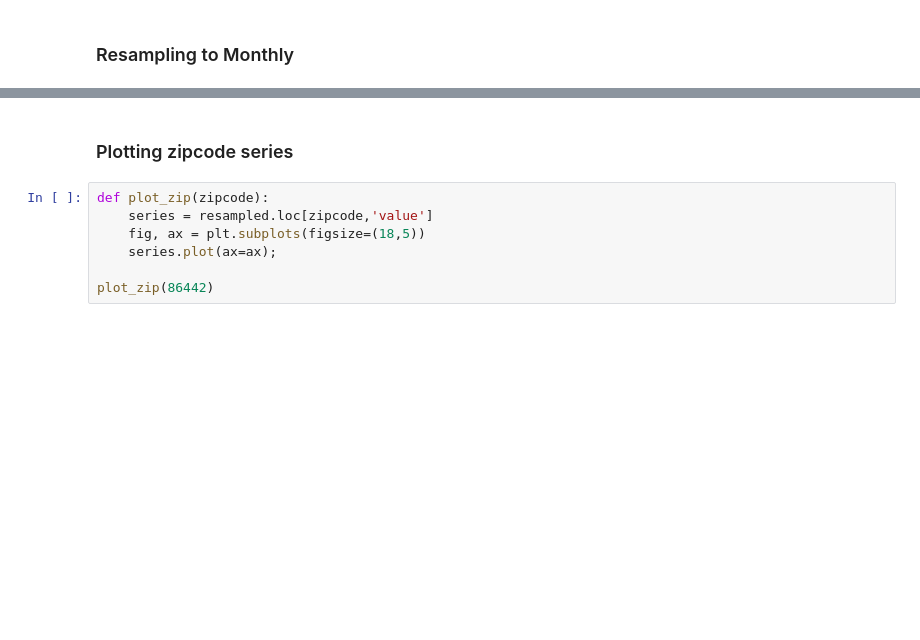
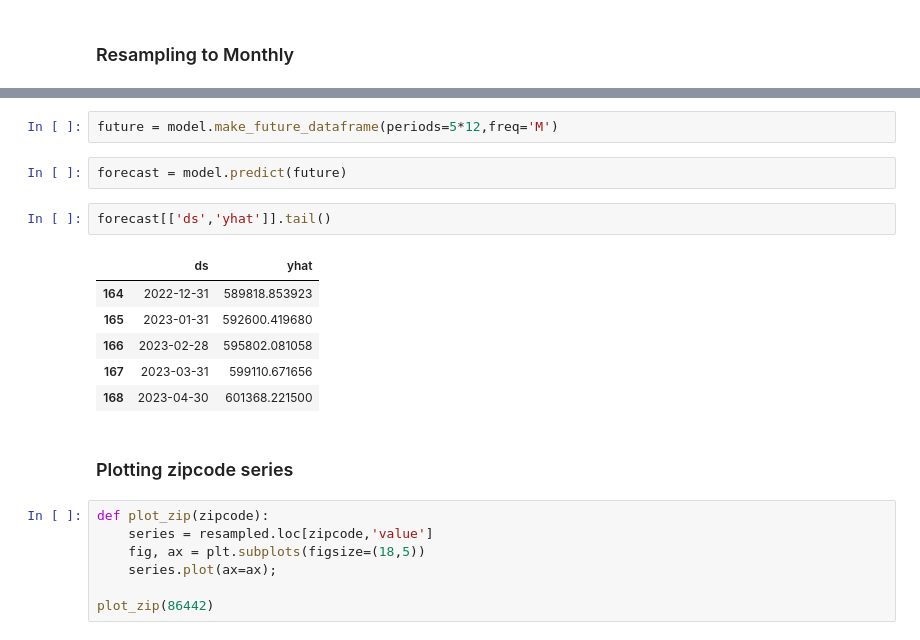
Before and after one commit to MatthewR1021/Zillow_Time_Series, a Jupyter notebook: jerry.ipynb, the cells around one changed output, grey strips where cells are left out. Saved outputs shown, nothing was run; the diff lists cells and outputs as text; blank space fills up the shorter version.

```diff
--- a/jerry.ipynb
+++ b/jerry.ipynb
@@ -93,3 +144,16 @@ resampled
+# %%
+future = model.make_future_dataframe(periods=5*12,freq='M')
+# %%
+forecast = model.predict(future)
+# %%
+forecast[['ds','yhat']].tail()
+# %% [output]
+|  | ds | yhat |
+| 164 | 2022-12-31 | 589818.853923 |
+| 165 | 2023-01-31 | 592600.419680 |
+| 166 | 2023-02-28 | 595802.081058 |
+| 167 | 2023-03-31 | 599110.671656 |
+| 168 | 2023-04-30 | 601368.221500 |
 # %% [markdown]
 ### Plotting zipcode series
 # %%
```
Also changed, not shown: parts of 16 cells of this notebook.
